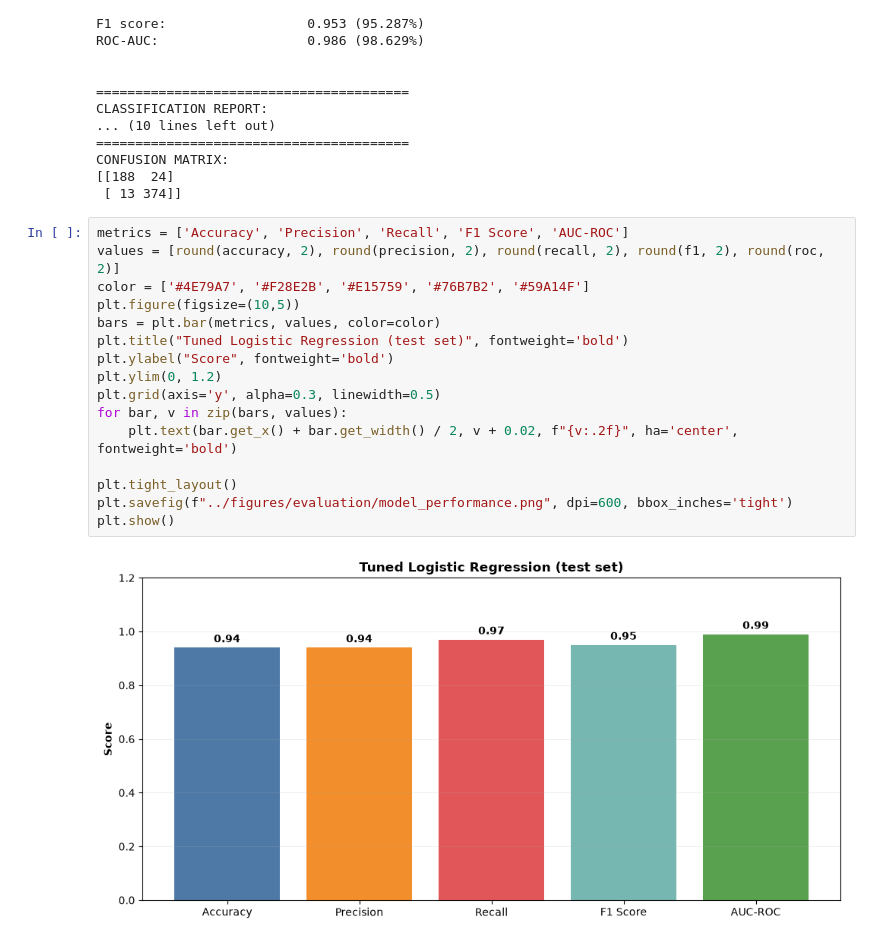
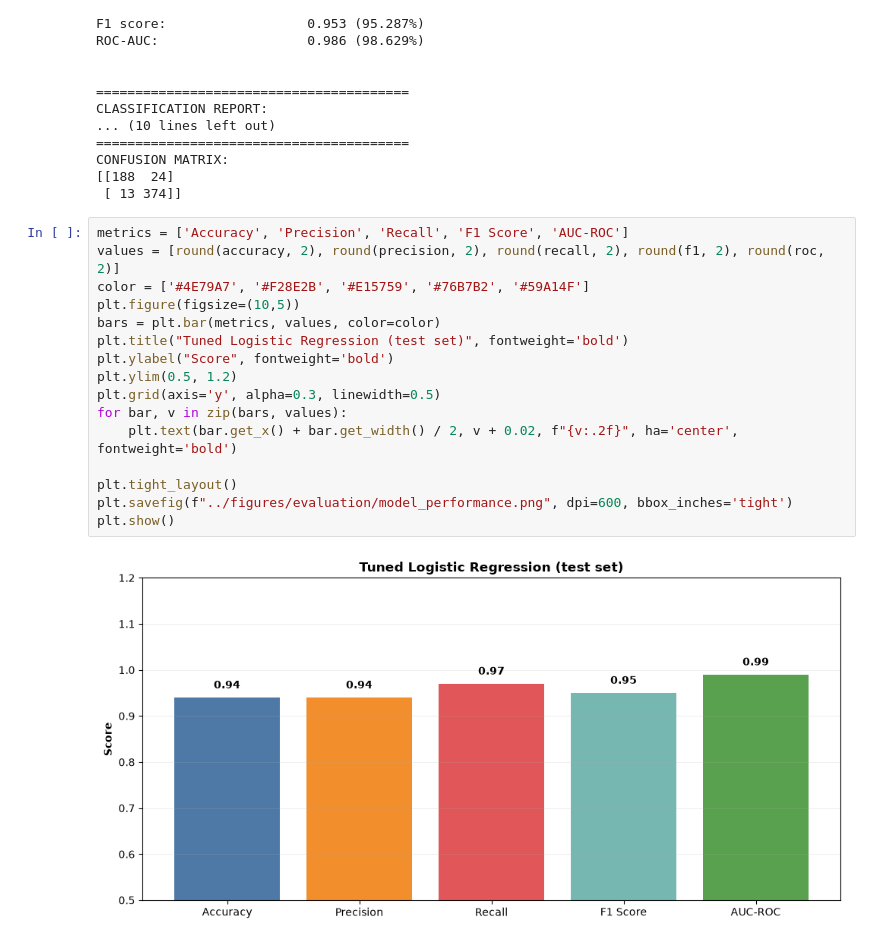
Before and after one commit to Muhammad-Ghulam-Ali/ml-portfolio-project, a Jupyter notebook: ml/notebooks/04_classification_modeling.ipynb, the cells around one changed output. Cells and saved outputs as stored; diff of their text form.

```diff
--- a/ml/notebooks/04_classification_modeling.ipynb
+++ b/ml/notebooks/04_classification_modeling.ipynb
@@ -217,18 +217,18 @@ CONFUSION MATRIX:
 # %%
 metrics = ['Accuracy', 'Precision', 'Recall', 'F1 Score', 'AUC-ROC']
 values = [round(accuracy, 2), round(precision, 2), round(recall, 2), round(f1, 2), round(roc, 2)]
 color = ['#4E79A7', '#F28E2B', '#E15759', '#76B7B2', '#59A14F']
 plt.figure(figsize=(10,5))
 bars = plt.bar(metrics, values, color=color)
 plt.title("Tuned Logistic Regression (test set)", fontweight='bold')
 plt.ylabel("Score", fontweight='bold')
-plt.ylim(0, 1.2)
+plt.ylim(0.5, 1.2)
 plt.grid(axis='y', alpha=0.3, linewidth=0.5)
 for bar, v in zip(bars, values):
     plt.text(bar.get_x() + bar.get_width() / 2, v + 0.02, f"{v:.2f}", ha='center', fontweight='bold')
 
 plt.tight_layout()
 plt.savefig(f"../figures/evaluation/model_performance.png", dpi=600, bbox_inches='tight')
 plt.show()
 # %% [output]
-[figure, old version]
+[figure, new version]
```
Also changed, not shown: 2 other files.
